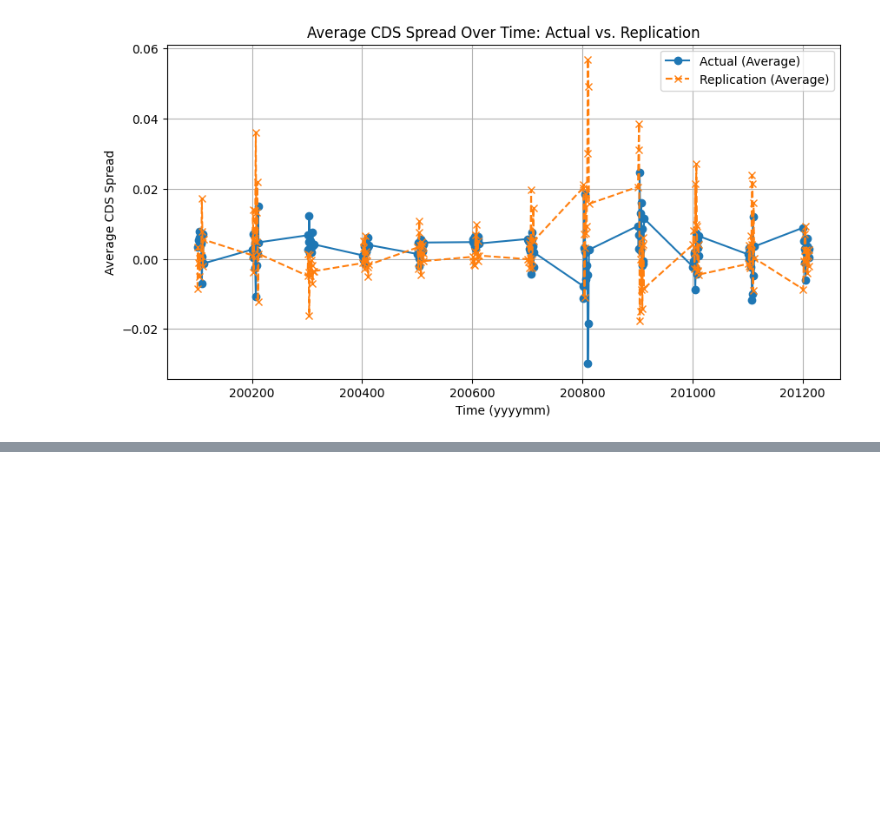
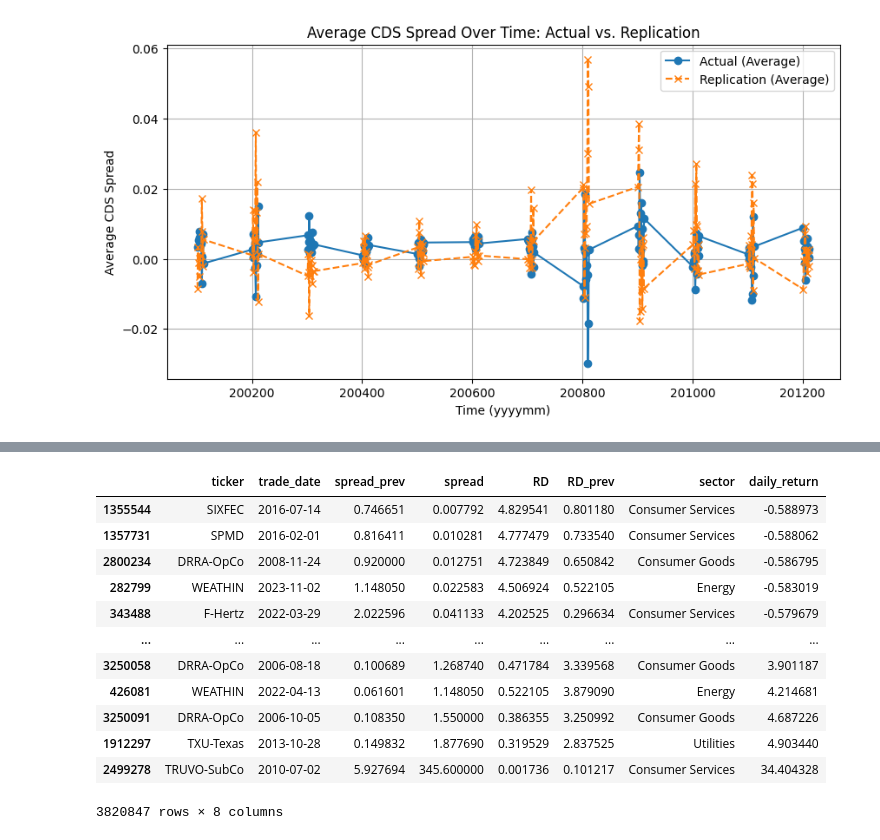
Before and after one commit to ygxu01/credit-default-swap-returns-replication, a Jupyter notebook: src/demo_plot.ipynb, the cells around one changed output, grey strips where cells are left out. Saved outputs shown, nothing was run; the diff lists cells and outputs as text; code cells hidden in the pictures; blank space fills up the shorter version.

Commit message:
add sector

```diff
--- a/src/demo_plot.ipynb
+++ b/src/demo_plot.ipynb
@@ -122,0 +305,18 @@ plot_cds_average(df_actual, df_replication)
+# %%
+cds_return = load_cds_return()
+# %%
+cds_return.sort_values("daily_return")
+# %% [output]
+|  | ticker | trade_date | spread_prev | spread | RD | RD_prev | sector | daily_return |
+| 1355544 | SIXFEC | 2016-07-14 | 0.746651 | 0.007792 | 4.829541 | 0.801180 | Consumer Services | -0.588973 |
+| 1357731 | SPMD | 2016-02-01 | 0.816411 | 0.010281 | 4.777479 | 0.733540 | Consumer Services | -0.588062 |
+| 2800234 | DRRA-OpCo | 2008-11-24 | 0.920000 | 0.012751 | 4.723849 | 0.650842 | Consumer Goods | -0.586795 |
+| 282799 | WEATHIN | 2023-11-02 | 1.148050 | 0.022583 | 4.506924 | 0.522105 | Energy | -0.583019 |
+| 343488 | F-Hertz | 2022-03-29 | 2.022596 | 0.041133 | 4.202525 | 0.296634 | Consumer Services | -0.579679 |
+| ... | ... | ... | ... | ... | ... | ... | ... | ... |
+| 3250058 | DRRA-OpCo | 2006-08-18 | 0.100689 | 1.268740 | 0.471784 | 3.339568 | Consumer Goods | 3.901187 |
+| 426081 | WEATHIN | 2022-04-13 | 0.061601 | 1.148050 | 0.522105 | 3.879090 | Energy | 4.214681 |
+| 3250091 | DRRA-OpCo | 2006-10-05 | 0.108350 | 1.550000 | 0.386355 | 3.250992 | Consumer Goods | 4.687226 |
+| 1912297 | TXU-Texas | 2013-10-28 | 0.149832 | 1.877690 | 0.319529 | 2.837525 | Utilities | 4.903440 |
+| 2499278 | TRUVO-SubCo | 2010-07-02 | 5.927694 | 345.600000 | 0.001736 | 0.101217 | Consumer Services | 34.404328 |
+3820847 rows × 8 columns
```
Also changed, not shown: parts of 17 cells of this notebook, 2 other files.
